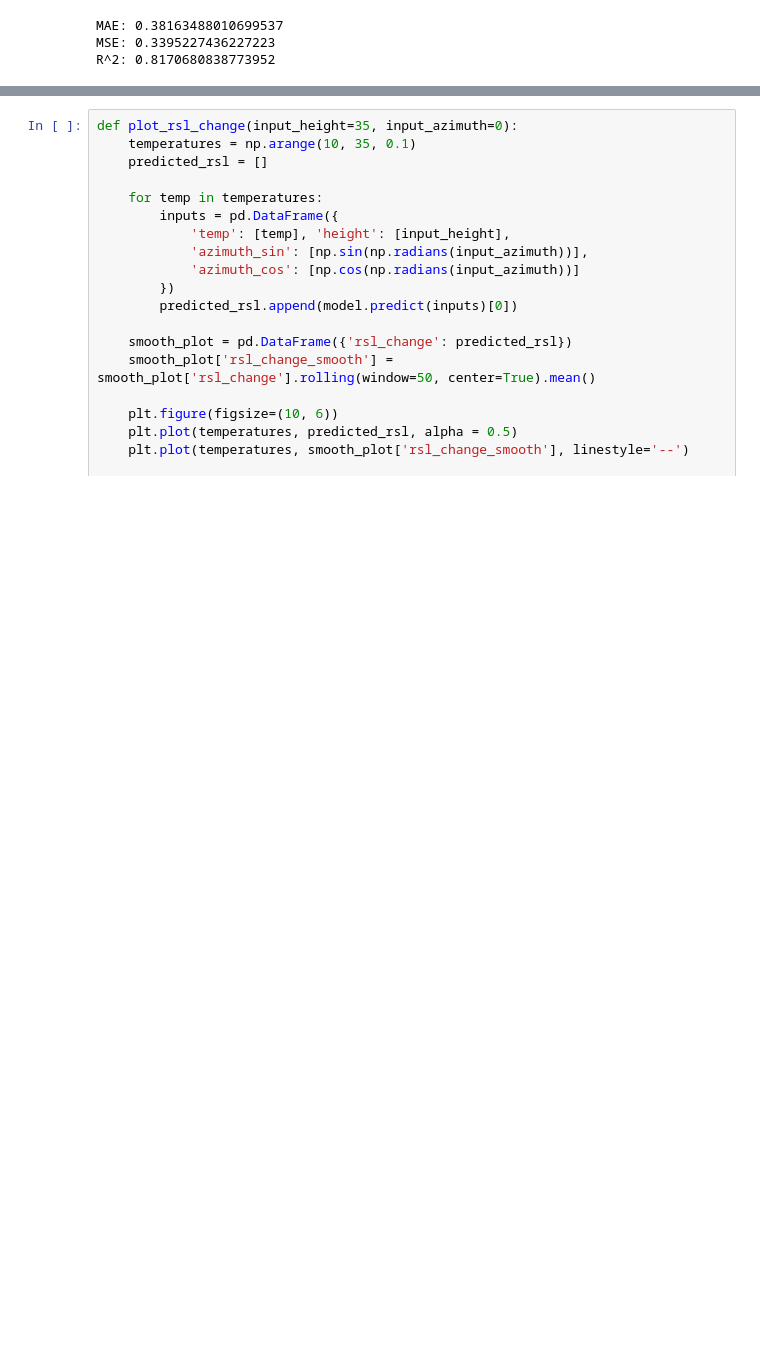
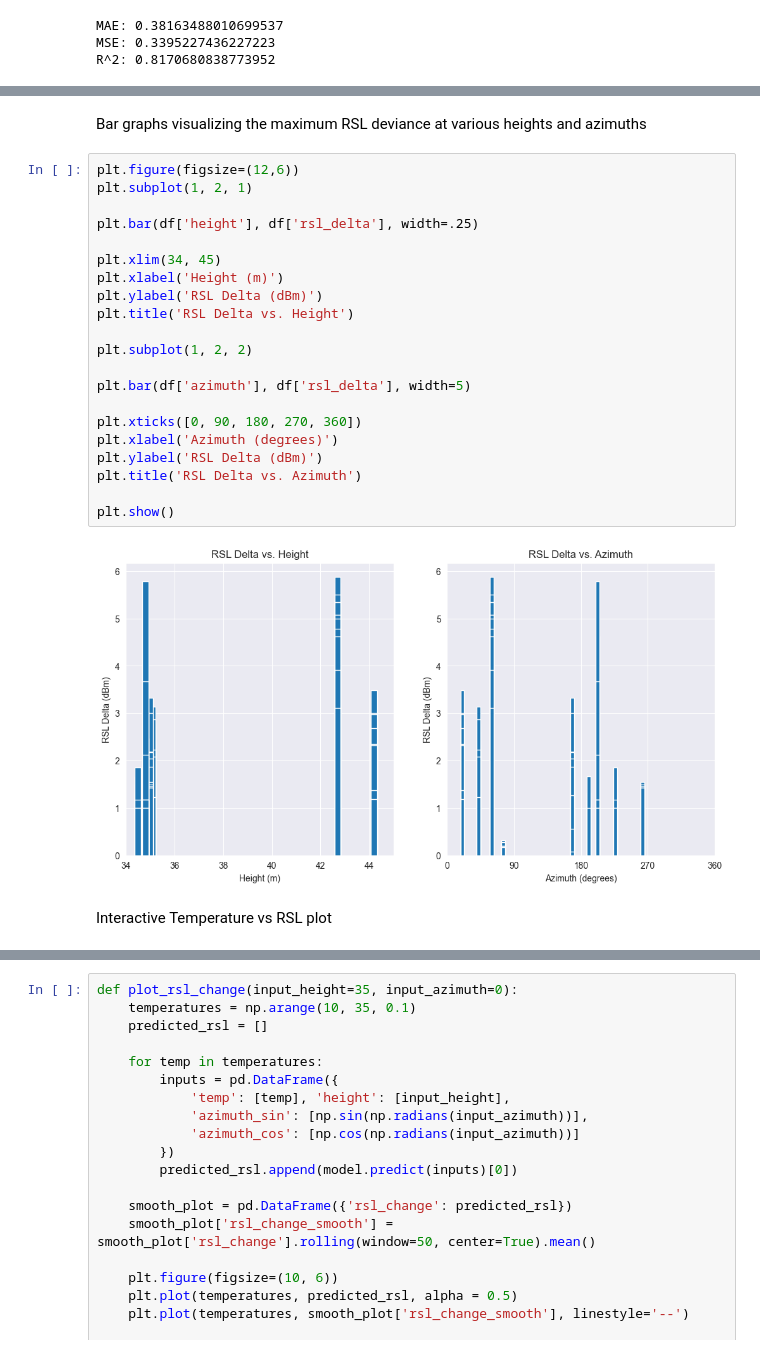
Before and after one commit to brenttoast/C964_Project, a Jupyter notebook: C964_Project.ipynb, the cells around one changed output, grey strips where cells are left out. Drawn from its saved outputs; the diff is of its cells as text; blank space fills up the shorter version.

```diff
--- a/C964_Project.ipynb
+++ b/C964_Project.ipynb
@@ -97,3 +106,30 @@ R^2: 0.8170680838773952
+# %% [markdown]
+Bar graphs visualizing the maximum RSL deviance at various heights and azimuths
+# %%
+plt.figure(figsize=(12,6))
+plt.subplot(1, 2, 1)
+
+plt.bar(df['height'], df['rsl_delta'], width=.25)
+
+plt.xlim(34, 45)
+plt.xlabel('Height (m)')
+plt.ylabel('RSL Delta (dBm)')
+plt.title('RSL Delta vs. Height')
+
+plt.subplot(1, 2, 2)
+
+plt.bar(df['azimuth'], df['rsl_delta'], width=5)
+
+plt.xticks([0, 90, 180, 270, 360])
+plt.xlabel('Azimuth (degrees)')
+plt.ylabel('RSL Delta (dBm)')
+plt.title('RSL Delta vs. Azimuth')
+
+plt.show()
+# %% [output]
+[figure, added]
+# %% [markdown]
+Interactive Temperature vs RSL plot
 # %%
 link_names = df['link_name'].unique()
 
```
Also changed, not shown: parts of 15 cells of this notebook.
